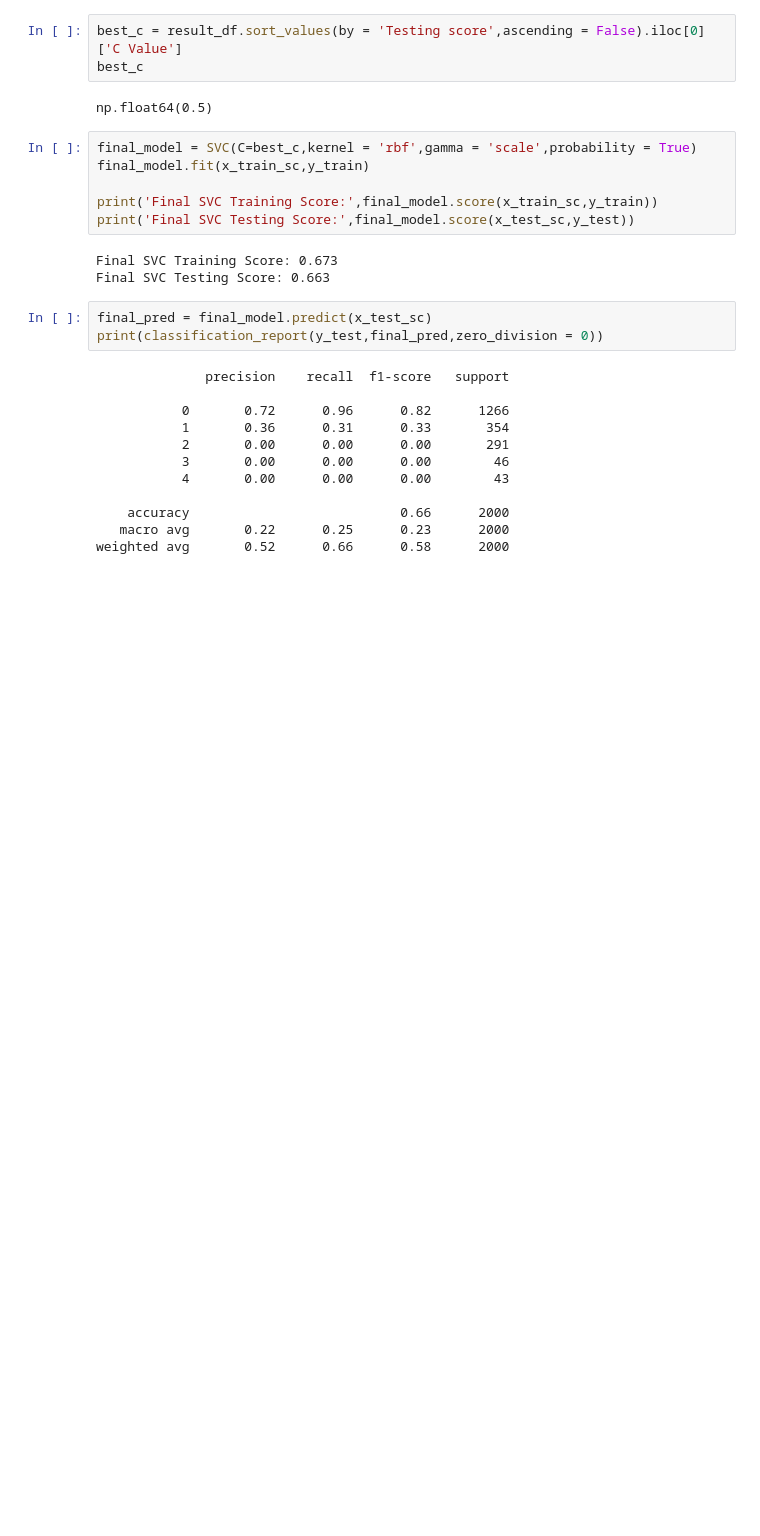
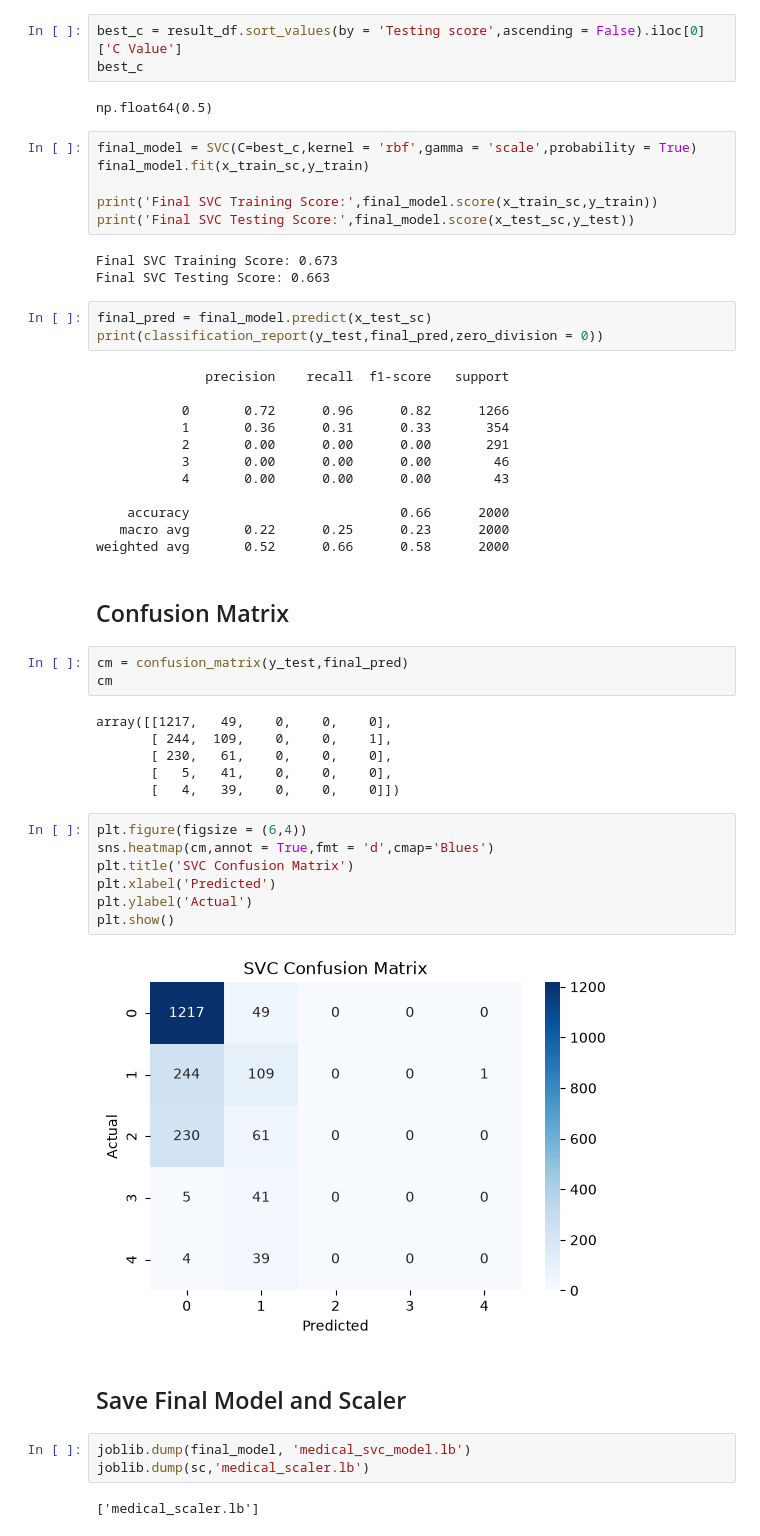
Before and after one commit to khusmeetkhaur-cloud/medical-diesesase-prediction, a Jupyter notebook: medical.ipynb, the cells around one changed output. Saved outputs shown, nothing was run; the diff lists cells and outputs as text; blank space fills up the shorter version.

Commit message:
Updated medical project - 27 July 2026

```diff
--- a/medical.ipynb
+++ b/medical.ipynb
@@ -309,3 +309,30 @@ print(classification_report(y_test,final_pred,zero_division = 0))
     accuracy                           0.66      2000
    macro avg       0.22      0.25      0.23      2000
 weighted avg       0.52      0.66      0.58      2000
+# %% [markdown]
+## Confusion Matrix
+# %%
+cm = confusion_matrix(y_test,final_pred)
+cm
+# %% [output]
+array([[1217,   49,    0,    0,    0],
+       [ 244,  109,    0,    0,    1],
+       [ 230,   61,    0,    0,    0],
+       [   5,   41,    0,    0,    0],
+       [   4,   39,    0,    0,    0]])
+# %%
+plt.figure(figsize = (6,4))
+sns.heatmap(cm,annot = True,fmt = 'd',cmap='Blues')
+plt.title('SVC Confusion Matrix')
+plt.xlabel('Predicted')
+plt.ylabel('Actual')
+plt.show()
+# %% [output]
+[figure, added]
+# %% [markdown]
+## Save Final Model and Scaler
+# %%
+joblib.dump(final_model, 'medical_svc_model.lb')
+joblib.dump(sc,'medical_scaler.lb')
+# %% [output]
+['medical_scaler.lb']
```
Also changed, not shown: parts of 4 cells of this notebook, 2 other files.
